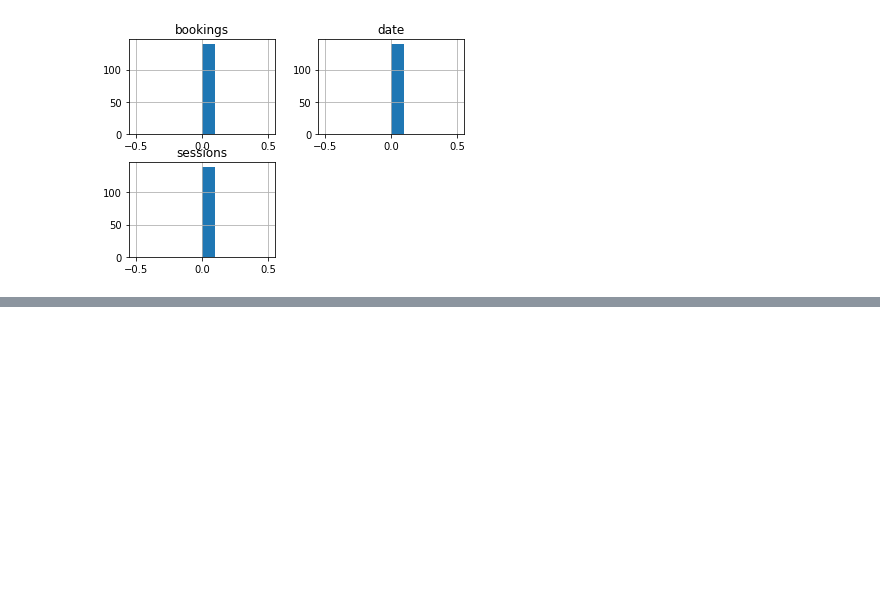
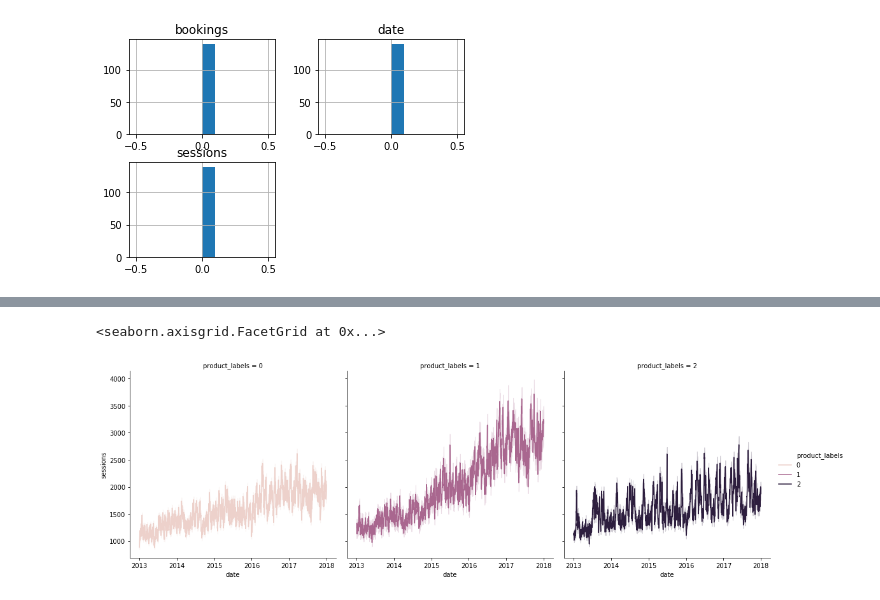
Before and after one commit to louislouisloui/otb, a Jupyter notebook: 10_cluster_poduct_type.ipynb, the cells around one changed output, grey strips where cells are left out. Drawn from its saved outputs; the diff is of its cells as text; code cells hidden in the pictures; blank space fills up the shorter version.

```diff
--- a/10_cluster_poduct_type.ipynb
+++ b/10_cluster_poduct_type.ipynb
@@ -63,0 +63,5 @@ sns.relplot(data=dt_plot, x = 'date',y='sessions',hue = 'type',kind='line')
+# %%
+sns.relplot(data = product_label, x = 'date', y = 'sessions', col = 'product_labels', hue = 'product_labels', kind = 'line')
+# %% [output]
+<seaborn.axisgrid.FacetGrid at 0x...>
+[figure, added]
```
Also changed, not shown: parts of 24 cells of this notebook, 1 other file.
